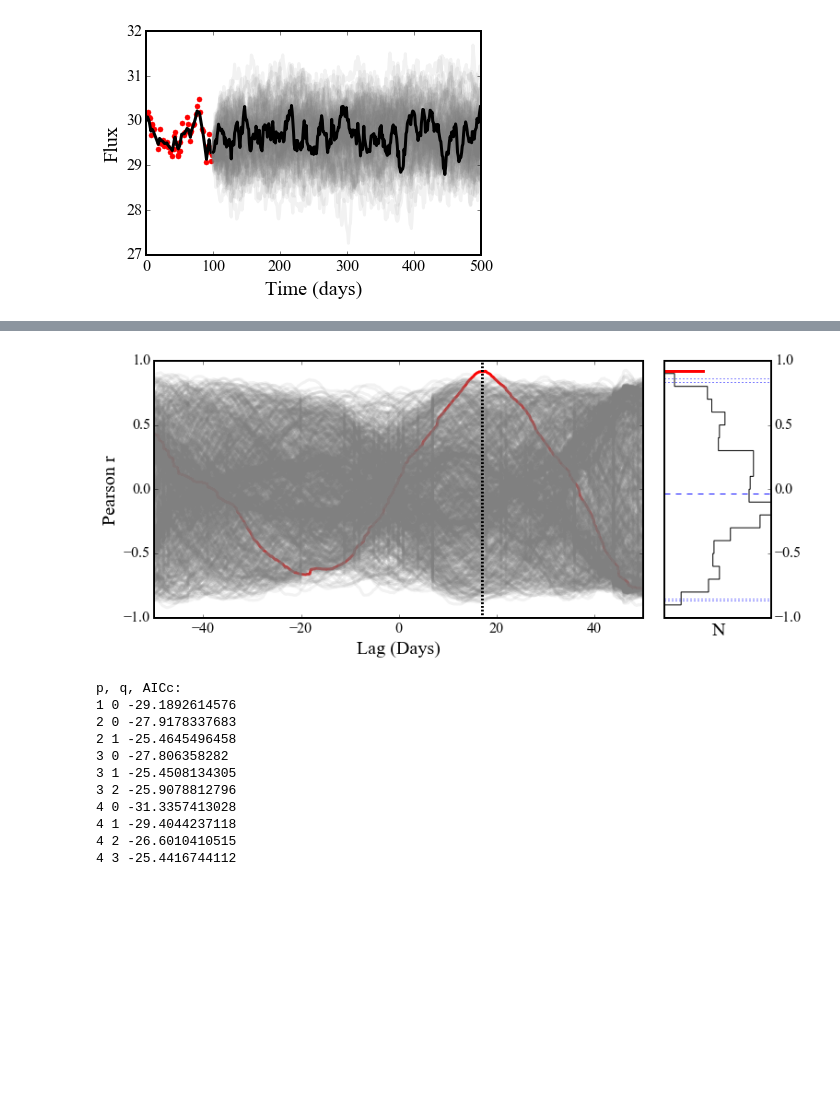
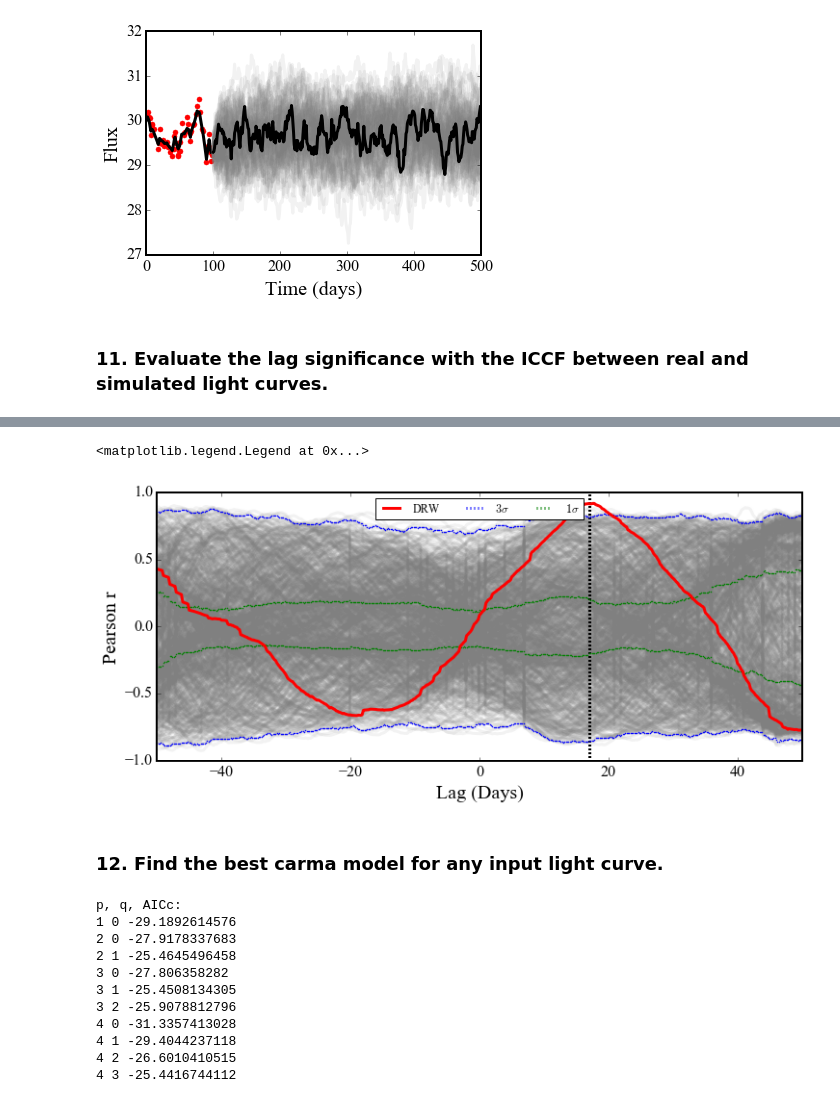
Before and after one commit to legolason/PyIICCF, a Jupyter notebook: iccf.ipynb, the cells around one changed output, grey strips where cells are left out. Cells and saved outputs as stored; diff of their text form; code cells hidden in the pictures; blank space fills up the shorter version.

```diff
--- a/iccf.ipynb
+++ b/iccf.ipynb
@@ -669,6 +669,8 @@ plt.ylabel('Flux')
 # %% [output]
 <matplotlib.text.Text at 0x...>
 [figure]
+# %% [markdown]
+### 11. Evaluate the lag significance with the ICCF between real and simulated light curves.
 # %%
 start = timeit.default_timer()
 ntrails_sig=1000
@@ -676,19 +678,22 @@ ntrails_sig=1000
 model = cm.CarmaModel(t2, y2, e2, p=carma_p, q=carma_q)
 sample = model.run_mcmc(mcmc_nsamples)
 r_all=[]
+lag_sim_all=[]
+r_sim_all=[]
+plt.figure(figsize=(12,5))
+plt.subplot(111)
 
-plt.figure(figsize=(12,5))
-plt.subplot(1,5,(1,4))
-plt.plot(lag,r,'r')
 for i in range(ntrails_sig):
 
     tsim=np.arange(3*t1.max(),3*t1.max()+t1.max()-t1.min(),(t1.max()-t1.min())/t1.shape[0])
     ysim = sample.simulate(tsim, bestfit='random')
     tsim=tsim-tsim.min()
+
     esim=np.random.normal(0.2, 0.1, len(tsim))
 
     lagsim, rsim, nptsim = iccf_carma(t1,y1,e1,tsim,ysim,esim,tau_min,tau_max,interp='carma',imode=0)
-
+    lag_sim_all.append(lagsim)
+    r_sim_all.append(rsim)
     plt.plot(lagsim,rsim,'gray',alpha=0.1)
     idx = np.abs(lagsim - lag[np.argmax(r)]).argmin()
 
@@ -697,31 +702,19 @@ for i in range(ntrails_sig):
     plt.xlim(tau_min,tau_max)
     plt.xlabel('Lag (Days)')
     plt.ylabel('Pearson r')
-ax=plt.subplot(155)
 
-plt.hist(r_all,np.arange(-1,1,0.1), histtype='step',color='k',orientation='horizontal',lw=1,alpha=1)
-ax.xaxis.set_ticks([ntrails_sig/2])
-ax.yaxis.tick_right()
-ax.set_xlabel('N')
-plt.ylim(-1,1)
+lag_sim_all = np.array(lag_sim_all)
+r_sim_all=np.array(r_sim_all)
 
-
-sig5_up=np.percentile(r_all,99.994)
-sig5_low=np.percentile(r_all,100.-99.994)
-sig3_up=np.percentile(r_all,99.73)
-sig3_low=np.percentile(r_all,100.-99.73)
-sig=np.percentile(r_all,50)
-
-
-plt.plot([ymin,ymax],[r.max(),r.max()],'r-')
-ymin,ymax=plt.xlim()
-plt.plot([ymin,ymax],[sig5_low,sig5_low],'b:',lw=1)
-plt.plot([ymin,ymax],[sig5_up,sig5_up],'b:',lw=1)
-plt.plot([ymin,ymax],[sig3_low,sig3_low],'b:',lw=1)
-plt.plot([ymin,ymax],[sig3_up,sig3_up],'b:',lw=1)
-plt.plot([ymin,ymax],[sig,sig],'b--',lw=1)
-
-
+for i in range(r_sim_all.shape[1]):
+    plt.plot(lag_sim_all[0,i],np.percentile(r_sim_all[:,i], 99.7),'b.',ms=2)
+    plt.plot(lag_sim_all[0,i],np.percentile(r_sim_all[:,i], 100-34.1),'g.',ms=2)
+    plt.plot(lag_sim_all[0,i],np.percentile(r_sim_all[:,i], 34.1),'g.',ms=2)
+    plt.plot(lag_sim_all[0,i],np.percentile(r_sim_all[:,i], 100-99.7),'b.',ms=2)
+plt.plot(lag,r,'r',label='DRW')
+plt.plot([],[],'b:',label=r'$3\sigma$')
+plt.plot([],[],'g:',label=r'$1\sigma$')
 end = timeit.default_timer()
 print 'Fitting finished in : '+str(np.round(end-start))+'s'
+plt.legend(loc='best',ncol=3)
 # %% [output]
@@ -729,4 +722,7 @@ Fitting finished in : 1037.0s
+<matplotlib.legend.Legend at 0x...>
-[figure, old version]
+[figure, new version]
+# %% [markdown]
+### 12. Find the best carma model for any input light curve.
 # %%
 model = cm.CarmaModel(t1,y1,e1)
 sample = model.run_mcmc(mcmc_nsamples)
```
Also changed, not shown: parts of 1 cell of this notebook.
